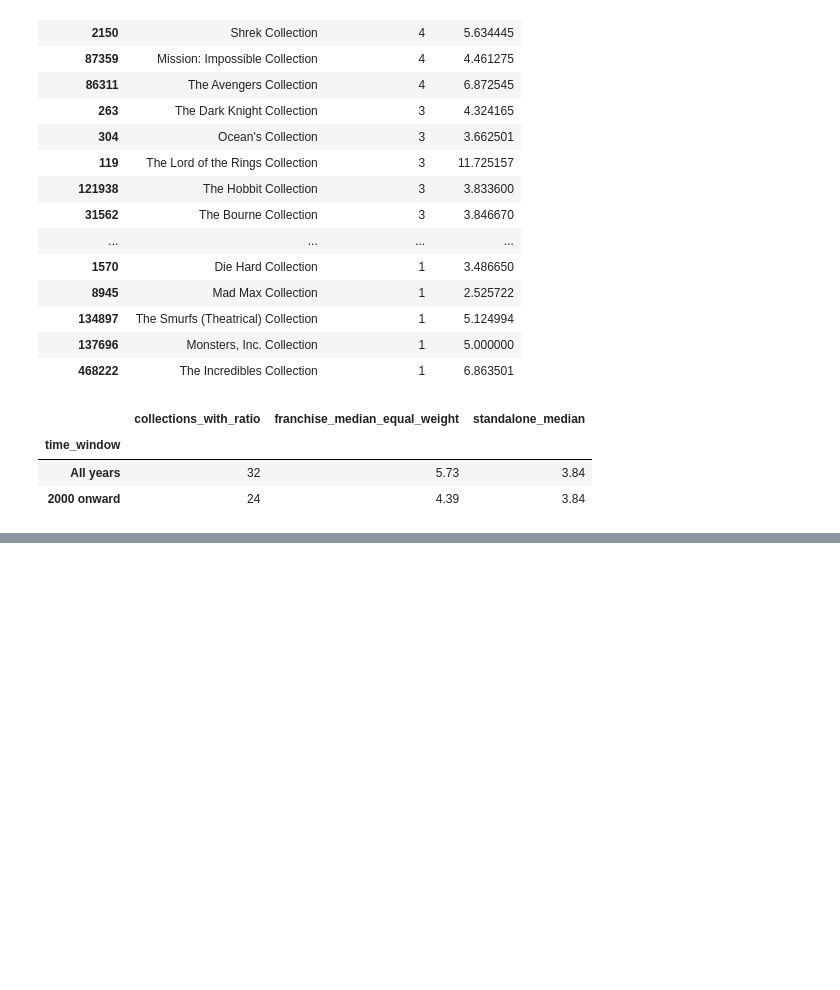
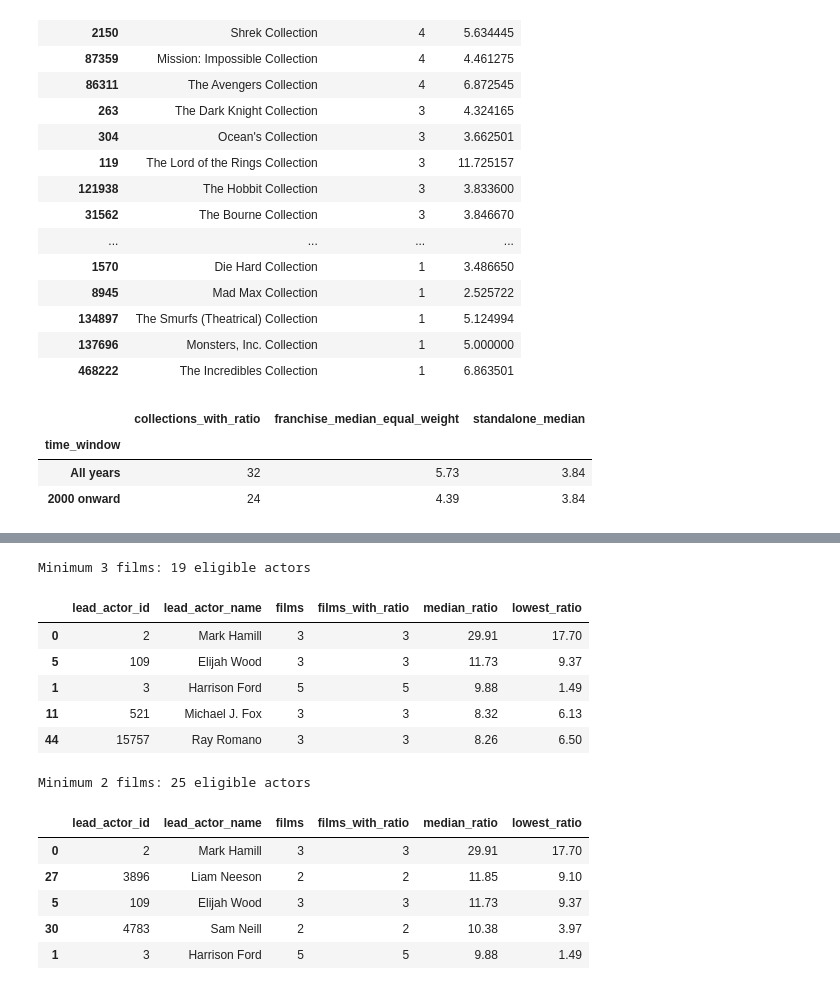
Before and after one commit to paulbletcher/lab2, a Jupyter notebook: data profile/tmdb_data_profile.ipynb, the cells around one changed output, grey strips where cells are left out. Cells and saved outputs as stored; diff of their text form; code cells hidden in the pictures; blank space fills up the shorter version.

```diff
--- a/data profile/tmdb_data_profile.ipynb
+++ b/data profile/tmdb_data_profile.ipynb
@@ -488,0 +574,15 @@ ImportError: cannot import name 'flatten_lead_actors' from 'pipeline.transform'
+# %%
+for cutoff in (3, 2):
+    eligible = director_summary.loc[
+        director_summary["films_with_ratio"].ge(cutoff)
+    ].sort_values(
+        ["median_ratio", "films_with_ratio", "director_id"],
+        ascending=[False, False, True],
+    )
+
+    print(f"Minimum {cutoff} films: {len(eligible)} eligible directors")
+    display(
+        eligible[["director_name", "films_with_ratio", "median_ratio", "lowest_ratio"]]
+        .head(5)
+        .round(2)
+    )
@@ -488,0 +604,38 @@ ImportError: cannot import name 'flatten_lead_actors' from 'pipeline.transform'
+# %%
+actor_summary = (
+    movies_with_leads.groupby("lead_actor_id", as_index=False)
+    .agg(
+        lead_actor_name=("lead_actor_name", "first"),
+        films=("tmdb_id", "nunique"),
+        films_with_ratio=("revenue_to_budget", "count"),
+        median_ratio=("revenue_to_budget", "median"),
+        lowest_ratio=("revenue_to_budget", "min"),
+    )
+)
+
+for cutoff in (3, 2):
+    actor_ranking = (
+        actor_summary.loc[actor_summary["films_with_ratio"].ge(cutoff)]
+        .sort_values(
+            ["median_ratio", "films_with_ratio", "lead_actor_id"],
+            ascending=[False, False, True],
+        )
+    )
+
+    print(f"Minimum {cutoff} films: {len(actor_ranking)} eligible actors")
+    display(actor_ranking.head(5).round(2))
+# %% [output]
+Minimum 3 films: 19 eligible actors
+|  | lead_actor_id | lead_actor_name | films | films_with_ratio | median_ratio | lowest_ratio |
+| 0 | 2 | Mark Hamill | 3 | 3 | 29.91 | 17.70 |
+| 5 | 109 | Elijah Wood | 3 | 3 | 11.73 | 9.37 |
+| 1 | 3 | Harrison Ford | 5 | 5 | 9.88 | 1.49 |
+| 11 | 521 | Michael J. Fox | 3 | 3 | 8.32 | 6.13 |
+| 44 | 15757 | Ray Romano | 3 | 3 | 8.26 | 6.50 |
+Minimum 2 films: 25 eligible actors
+|  | lead_actor_id | lead_actor_name | films | films_with_ratio | median_ratio | lowest_ratio |
+| 0 | 2 | Mark Hamill | 3 | 3 | 29.91 | 17.70 |
+| 27 | 3896 | Liam Neeson | 2 | 2 | 11.85 | 9.10 |
+| 5 | 109 | Elijah Wood | 3 | 3 | 11.73 | 9.37 |
+| 30 | 4783 | Sam Neill | 2 | 2 | 10.38 | 3.97 |
+| 1 | 3 | Harrison Ford | 5 | 5 | 9.88 | 1.49 |
```
Also changed, not shown: parts of 10 cells of this notebook.
